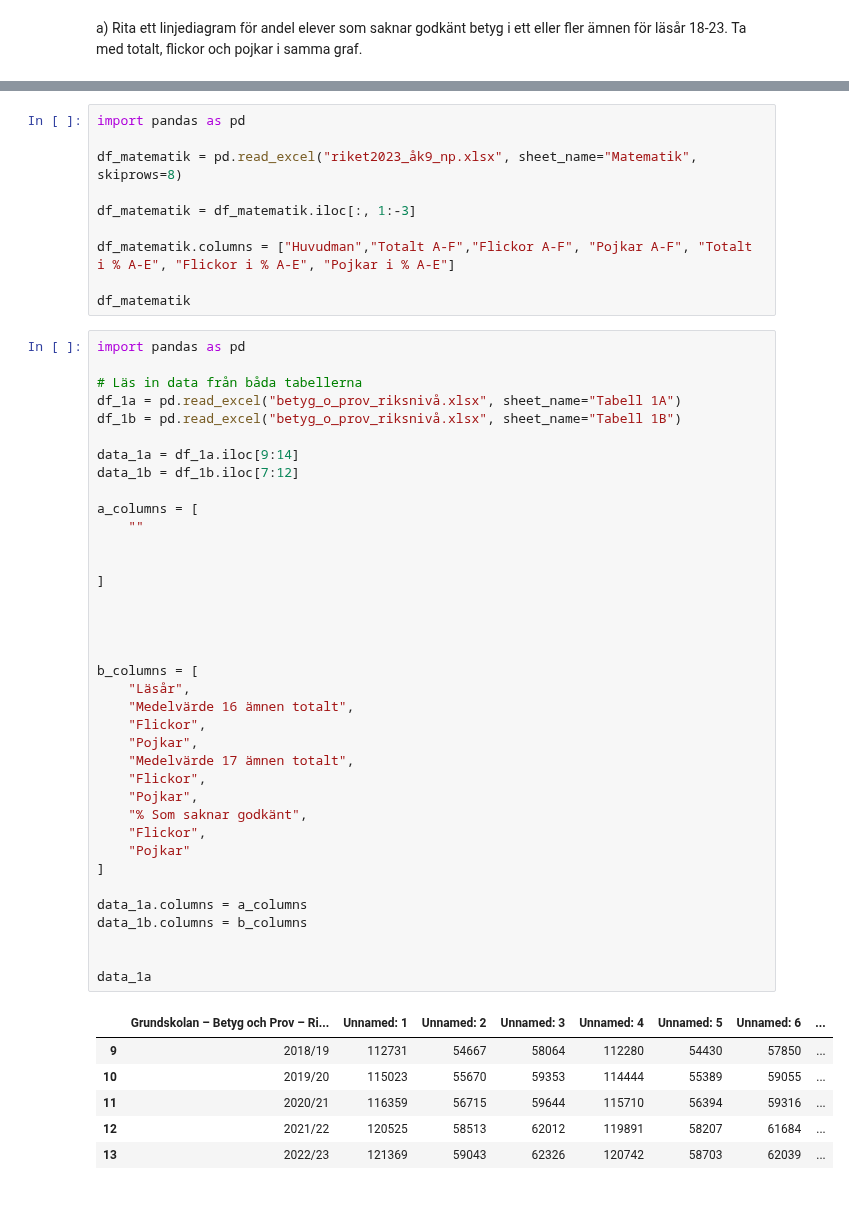
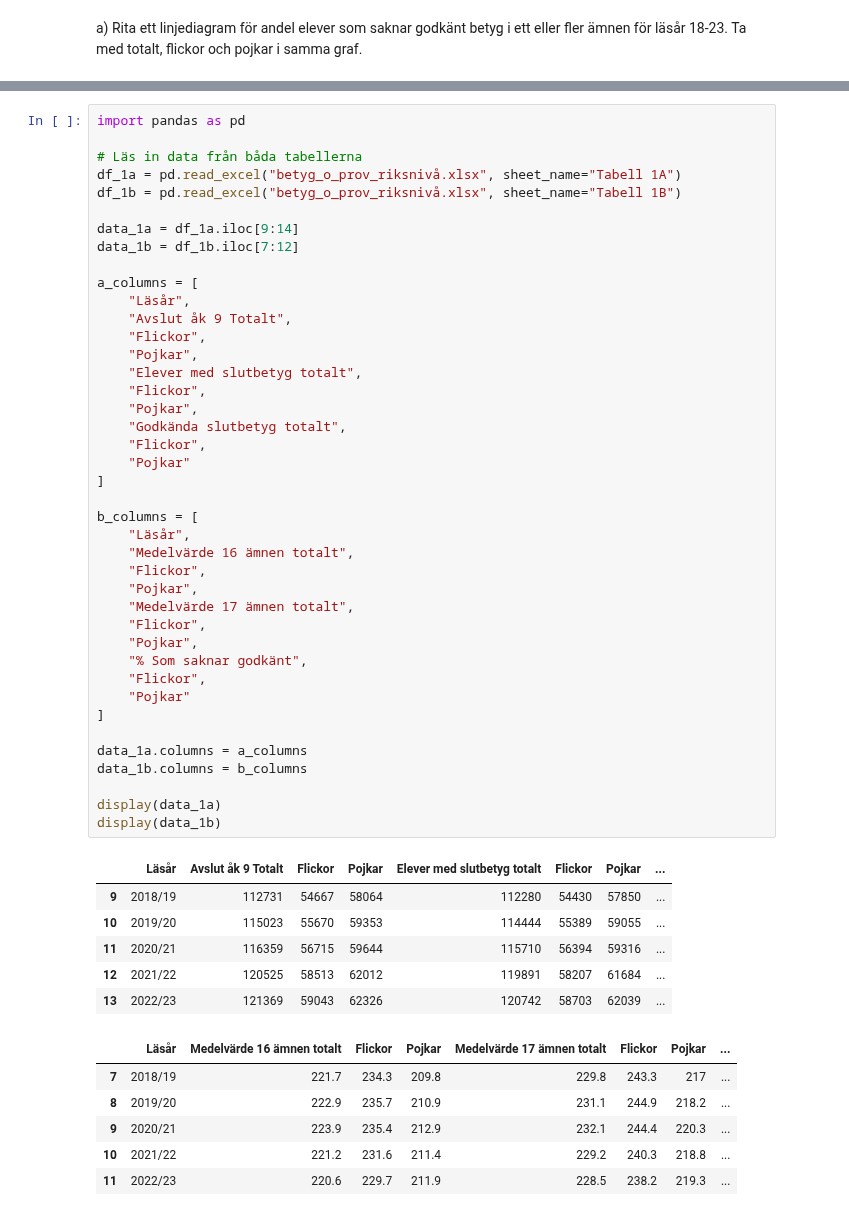
Before and after one commit to Markofbear/Python-Bjorn-Lagerblad-OPA23, a Jupyter notebook: Labb2/Labb2.ipynb, the cells around one changed output, grey strips where cells are left out. Cells and saved outputs as stored; diff of their text form.

Commit message:
update data, renskrivning

```diff
--- a/Labb2/Labb2.ipynb
+++ b/Labb2/Labb2.ipynb
@@ -212,54 +175,54 @@ print(andel_saknar_godkant)
-# %%
-import pandas as pd
-
-df_matematik = pd.read_excel("riket2023_åk9_np.xlsx", sheet_name="Matematik", skiprows=8)
-
-df_matematik = df_matematik.iloc[:, 1:-3]
-
-df_matematik.columns = ["Huvudman","Totalt A-F","Flickor A-F", "Pojkar A-F", "Totalt i % A-E", "Flickor i % A-E", "Pojkar i % A-E"]
-
-df_matematik
 # %%
 import pandas as pd
 
 # Läs in data från båda tabellerna
 df_1a = pd.read_excel("betyg_o_prov_riksnivå.xlsx", sheet_name="Tabell 1A")
 df_1b = pd.read_excel("betyg_o_prov_riksnivå.xlsx", sheet_name="Tabell 1B")
 
 data_1a = df_1a.iloc[9:14]
 data_1b = df_1b.iloc[7:12]
 
 a_columns = [
-    ""
-
-
+    "Läsår",
+    "Avslut åk 9 Totalt",
+    "Flickor",
+    "Pojkar",
+    "Elever med slutbetyg totalt",
+    "Flickor",
+    "Pojkar",
+    "Godkända slutbetyg totalt",
+    "Flickor",
+    "Pojkar"
 ]
-
-
-
 
 b_columns = [
     "Läsår",
     "Medelvärde 16 ämnen totalt",
     "Flickor",
     "Pojkar",
     "Medelvärde 17 ämnen totalt",
     "Flickor",
     "Pojkar",
     "% Som saknar godkänt",
     "Flickor",
     "Pojkar"
 ]
 
 data_1a.columns = a_columns
 data_1b.columns = b_columns
 
-
-data_1a
+display(data_1a)
+display(data_1b)
 # %% [output]
-|  | Grundskolan – Betyg och Prov – Ri... | Unnamed: 1 | Unnamed: 2 | Unnamed: 3 | Unnamed: 4 | Unnamed: 5 | Unnamed: 6 | ... |
+|  | Läsår | Avslut åk 9 Totalt | Flickor | Pojkar | Elever med slutbetyg totalt | Flickor | Pojkar | ... |
 | 9 | 2018/19 | 112731 | 54667 | 58064 | 112280 | 54430 | 57850 | ... |
 | 10 | 2019/20 | 115023 | 55670 | 59353 | 114444 | 55389 | 59055 | ... |
 | 11 | 2020/21 | 116359 | 56715 | 59644 | 115710 | 56394 | 59316 | ... |
 | 12 | 2021/22 | 120525 | 58513 | 62012 | 119891 | 58207 | 61684 | ... |
 | 13 | 2022/23 | 121369 | 59043 | 62326 | 120742 | 58703 | 62039 | ... |
+|  | Läsår | Medelvärde 16 ämnen totalt | Flickor | Pojkar | Medelvärde 17 ämnen totalt | Flickor | Pojkar | ... |
+| 7 | 2018/19 | 221.7 | 234.3 | 209.8 | 229.8 | 243.3 | 217 | ... |
+| 8 | 2019/20 | 222.9 | 235.7 | 210.9 | 231.1 | 244.9 | 218.2 | ... |
+| 9 | 2020/21 | 223.9 | 235.4 | 212.9 | 232.1 | 244.4 | 220.3 | ... |
+| 10 | 2021/22 | 221.2 | 231.6 | 211.4 | 229.2 | 240.3 | 218.8 | ... |
+| 11 | 2022/23 | 220.6 | 229.7 | 211.9 | 228.5 | 238.2 | 219.3 | ... |
```
Also changed, not shown: parts of 3 cells of this notebook, 1 other file.
